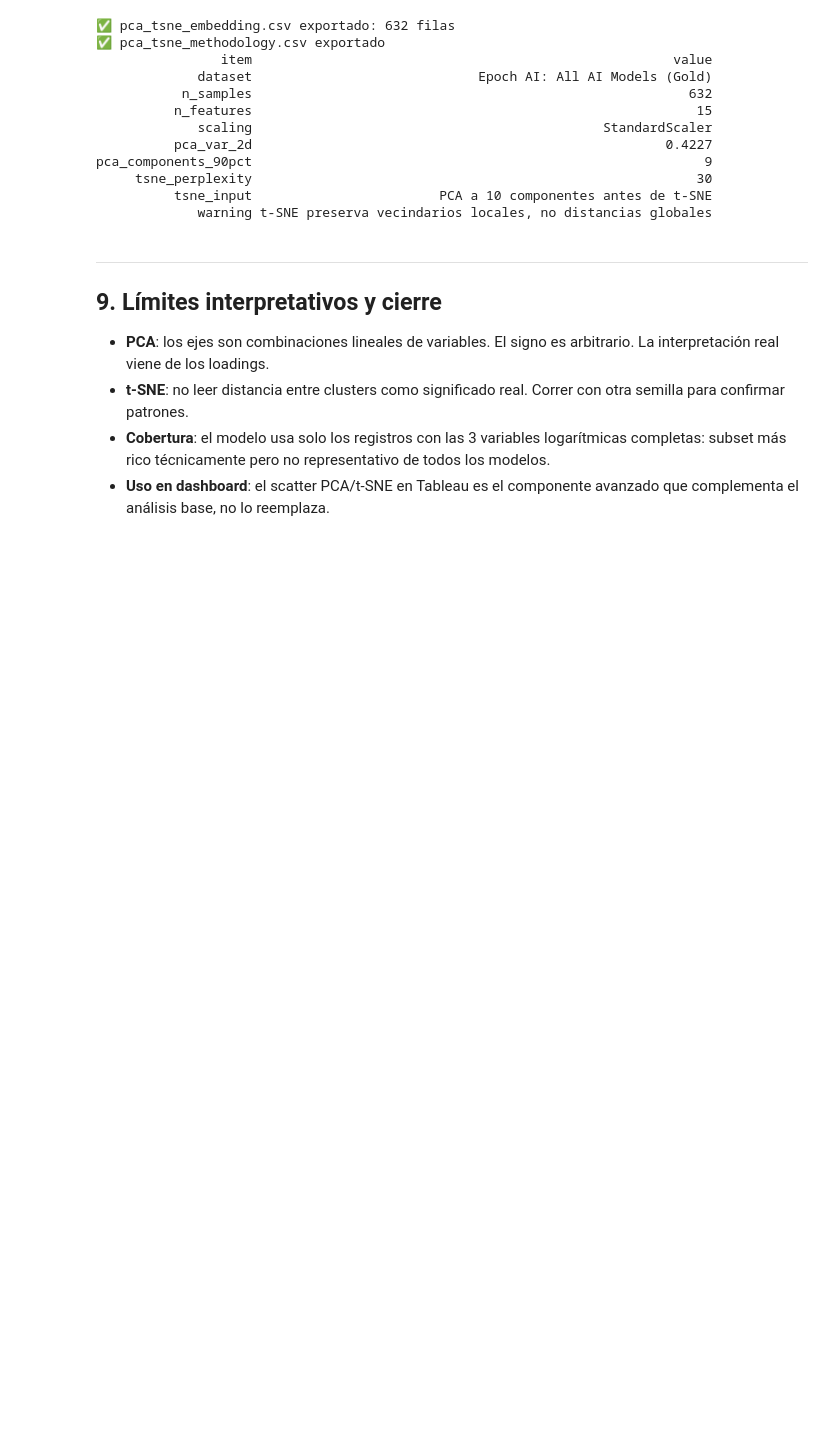
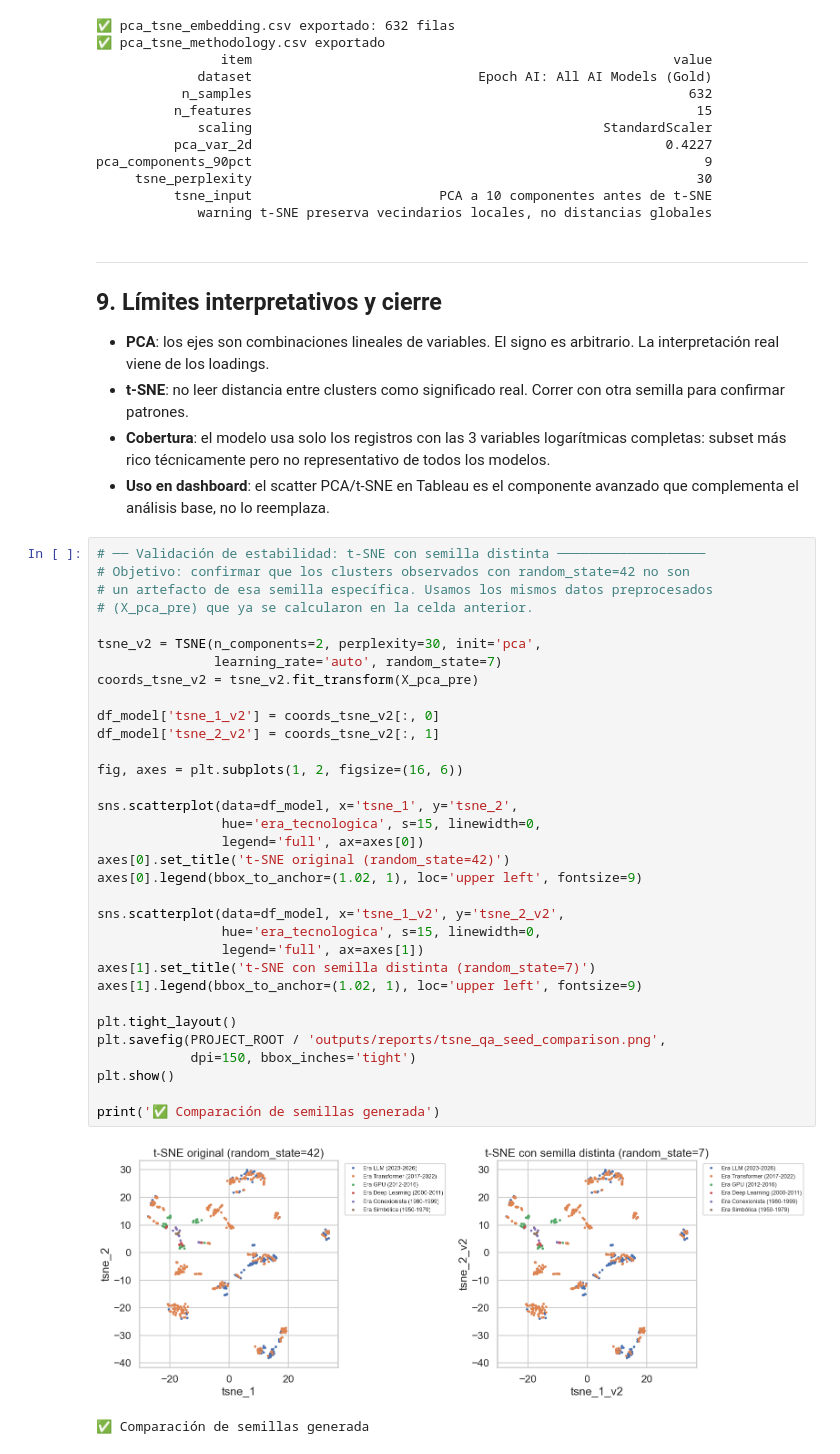
Before and after one commit to LuisLazaroMachado/Data_Visualization_TF, a Jupyter notebook: notebooks/06_pca_tsne_entrega_final.ipynb, the cells around one changed output. Saved outputs shown, nothing was run; the diff lists cells and outputs as text; blank space fills up the shorter version.

```diff
--- a/notebooks/06_pca_tsne_entrega_final.ipynb
+++ b/notebooks/06_pca_tsne_entrega_final.ipynb
@@ -343,3 +357,39 @@ pca_components_90pct                                                          9
   completas: subset más rico técnicamente pero no representativo de todos los modelos.
 - **Uso en dashboard**: el scatter PCA/t-SNE en Tableau es el componente avanzado
   que complementa el análisis base, no lo reemplaza.
+# %%
+# ── Validación de estabilidad: t-SNE con semilla distinta ───────────────────
+# Objetivo: confirmar que los clusters observados con random_state=42 no son
+# un artefacto de esa semilla específica. Usamos los mismos datos preprocesados
+# (X_pca_pre) que ya se calcularon en la celda anterior.
+
+tsne_v2 = TSNE(n_components=2, perplexity=30, init='pca',
+               learning_rate='auto', random_state=7)
+coords_tsne_v2 = tsne_v2.fit_transform(X_pca_pre)
+
+df_model['tsne_1_v2'] = coords_tsne_v2[:, 0]
+df_model['tsne_2_v2'] = coords_tsne_v2[:, 1]
+
+fig, axes = plt.subplots(1, 2, figsize=(16, 6))
+
+sns.scatterplot(data=df_model, x='tsne_1', y='tsne_2',
+                hue='era_tecnologica', s=15, linewidth=0,
+                legend='full', ax=axes[0])
+axes[0].set_title('t-SNE original (random_state=42)')
+axes[0].legend(bbox_to_anchor=(1.02, 1), loc='upper left', fontsize=9)
+
+sns.scatterplot(data=df_model, x='tsne_1_v2', y='tsne_2_v2',
+                hue='era_tecnologica', s=15, linewidth=0,
+                legend='full', ax=axes[1])
+axes[1].set_title('t-SNE con semilla distinta (random_state=7)')
+axes[1].legend(bbox_to_anchor=(1.02, 1), loc='upper left', fontsize=9)
+
+plt.tight_layout()
+plt.savefig(PROJECT_ROOT / 'outputs/reports/tsne_qa_seed_comparison.png',
+            dpi=150, bbox_inches='tight')
+plt.show()
+
+print('✅ Comparación de semillas generada')
+# %% [output]
+[figure, added]
+✅ Comparación de semillas generada
```
Also changed, not shown: parts of 5 cells of this notebook.
